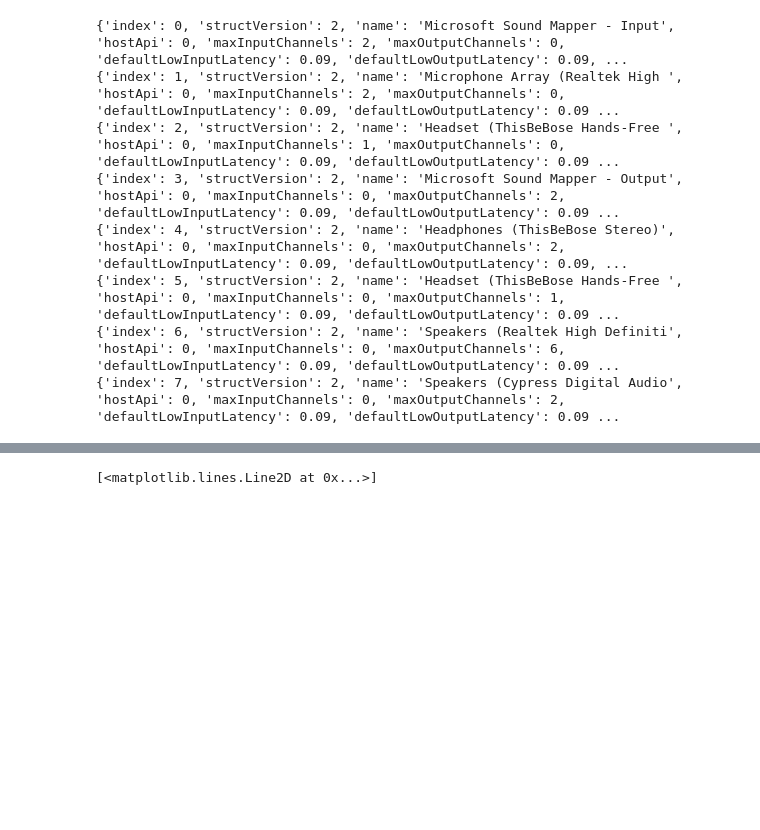
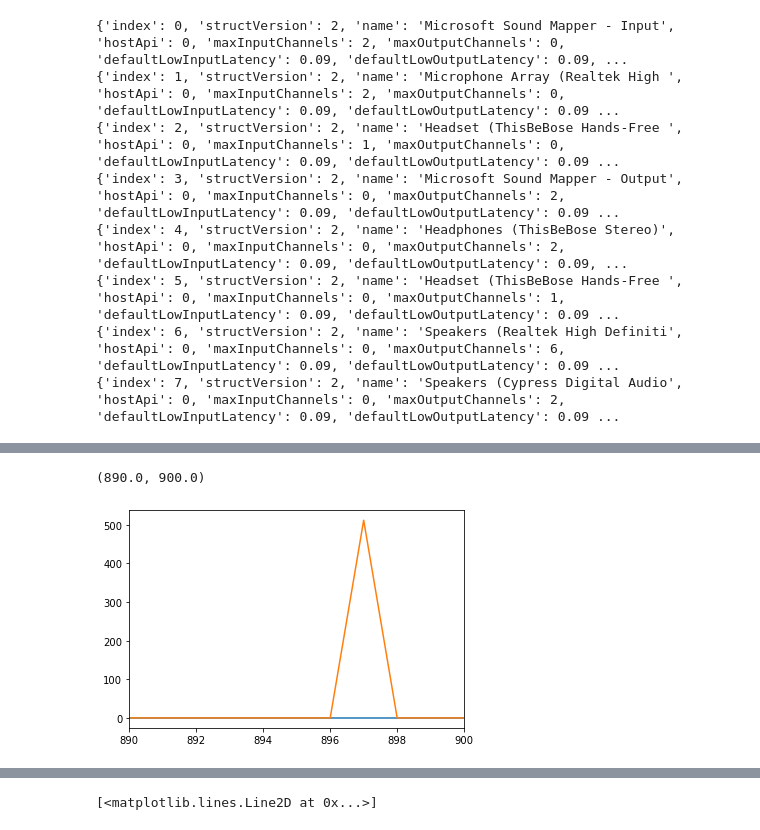
Before and after one commit to daguiam/texture_vibration_generator, a Jupyter notebook: test_notebook.ipynb, the cells around one changed output, grey strips where cells are left out. Saved outputs shown, nothing was run; the diff lists cells and outputs as text; code cells hidden in the pictures; blank space fills up the shorter version.

```diff
--- a/test_notebook.ipynb
+++ b/test_notebook.ipynb
@@ -102,0 +255,8 @@ def window_easing(n, easing=None):
+# %%
+plt.plot(ftsig)
+plt.plot(np.abs(ftsig))
+
+plt.xlim(890,900)
+# %% [output]
+(890.0, 900.0)
+[figure, added]
```
Also changed, not shown: parts of 21 cells of this notebook, 21 other files.
